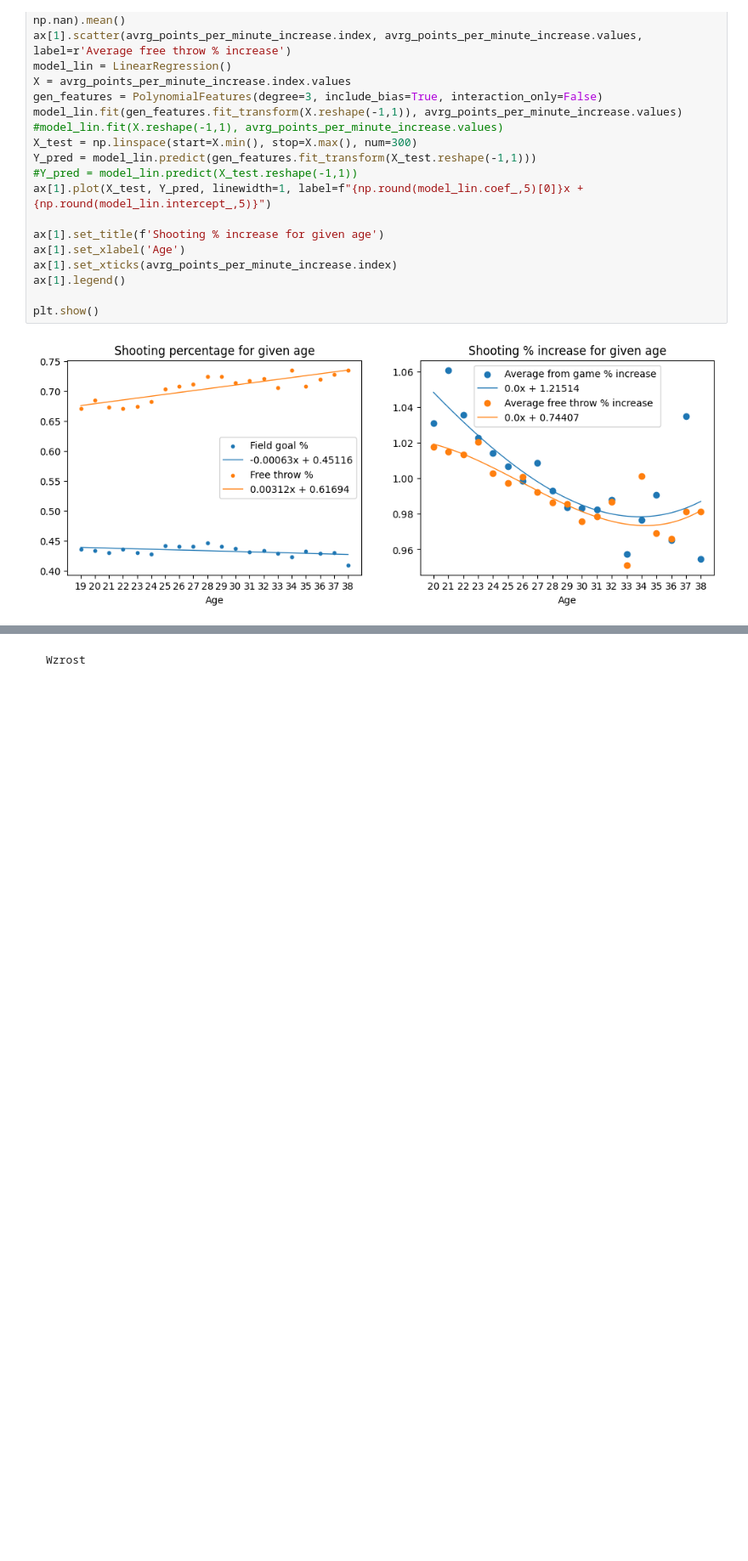
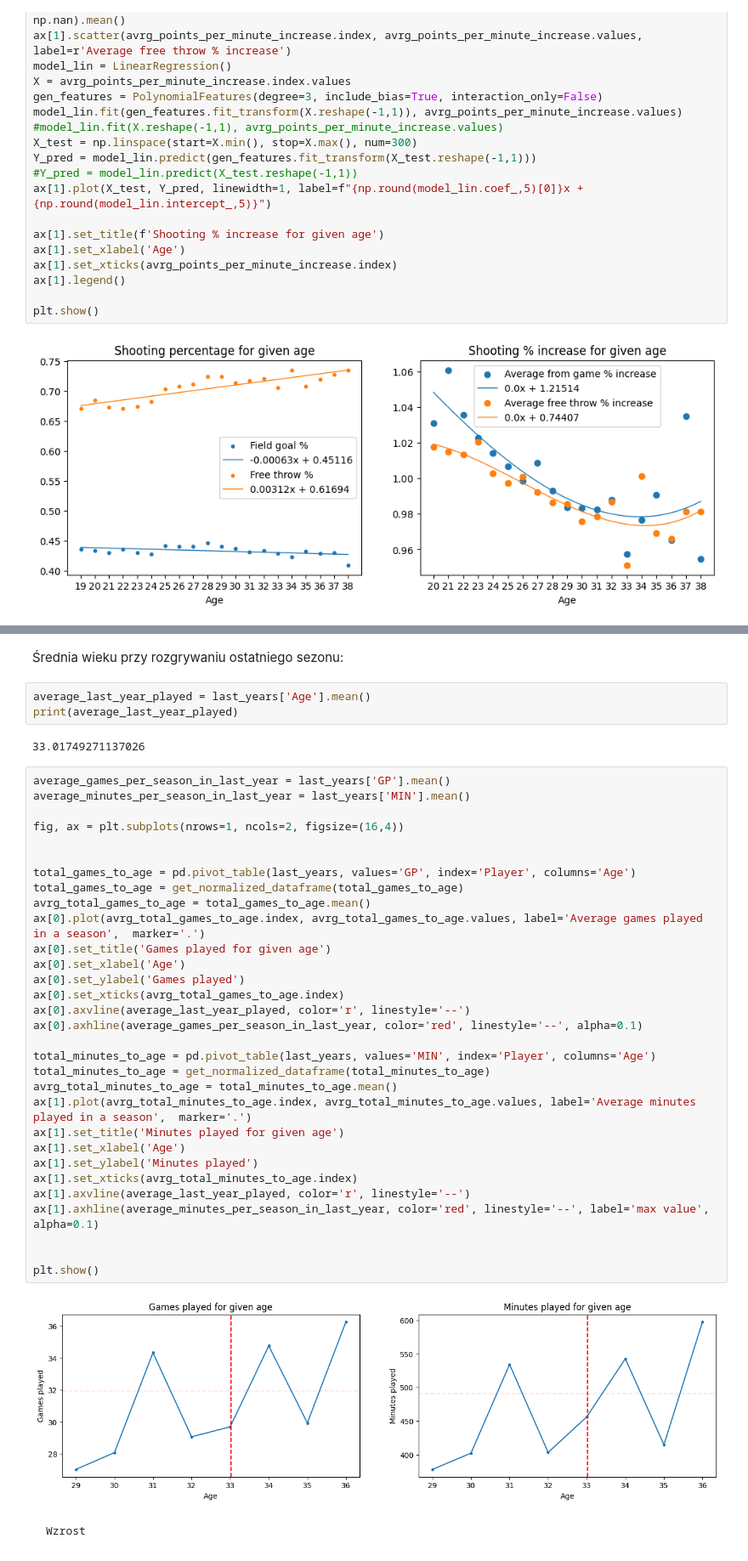
Before and after one commit to Marcin27141/NbaDataAnalysis, a Jupyter notebook: MultipleSeasons.ipynb, the cells around one changed output, grey strips where cells are left out. Shown at 85% size. Cells and saved outputs as stored; diff of their text form; blank space fills up the shorter version.

```diff
--- a/MultipleSeasons.ipynb
+++ b/MultipleSeasons.ipynb
@@ -761,3 +796,43 @@ plt.show()
+# %% [markdown]
+Średnia wieku przy rozgrywaniu ostatniego sezonu:
+# %%
+average_last_year_played = last_years['Age'].mean()
+print(average_last_year_played)
+# %% [output]
+33.01749271137026
+# %%
+average_games_per_season_in_last_year = last_years['GP'].mean()
+average_minutes_per_season_in_last_year = last_years['MIN'].mean()
+
+fig, ax = plt.subplots(nrows=1, ncols=2, figsize=(16,4))
+
+
+total_games_to_age = pd.pivot_table(last_years, values='GP', index='Player', columns='Age')
+total_games_to_age = get_normalized_dataframe(total_games_to_age)
+avrg_total_games_to_age = total_games_to_age.mean()
+ax[0].plot(avrg_total_games_to_age.index, avrg_total_games_to_age.values, label='Average games played in a season',  marker='.')
+ax[0].set_title('Games played for given age')
+ax[0].set_xlabel('Age')
+ax[0].set_ylabel('Games played')
+ax[0].set_xticks(avrg_total_games_to_age.index)
+ax[0].axvline(average_last_year_played, color='r', linestyle='--')
+ax[0].axhline(average_games_per_season_in_last_year, color='red', linestyle='--', alpha=0.1)
+
+total_minutes_to_age = pd.pivot_table(last_years, values='MIN', index='Player', columns='Age')
+total_minutes_to_age = get_normalized_dataframe(total_minutes_to_age)
+avrg_total_minutes_to_age = total_minutes_to_age.mean()
+ax[1].plot(avrg_total_minutes_to_age.index, avrg_total_minutes_to_age.values, label='Average minutes played in a season',  marker='.')
+ax[1].set_title('Minutes played for given age')
+ax[1].set_xlabel('Age')
+ax[1].set_ylabel('Minutes played')
+ax[1].set_xticks(avrg_total_minutes_to_age.index)
+ax[1].axvline(average_last_year_played, color='r', linestyle='--')
+ax[1].axhline(average_minutes_per_season_in_last_year, color='red', linestyle='--', label='max value', alpha=0.1)
+
+
+plt.show()
+# %% [output]
+[figure, added]
 # %% [markdown]
     Wzrost
 # %%
```
Also changed, not shown: parts of 19 cells of this notebook.
